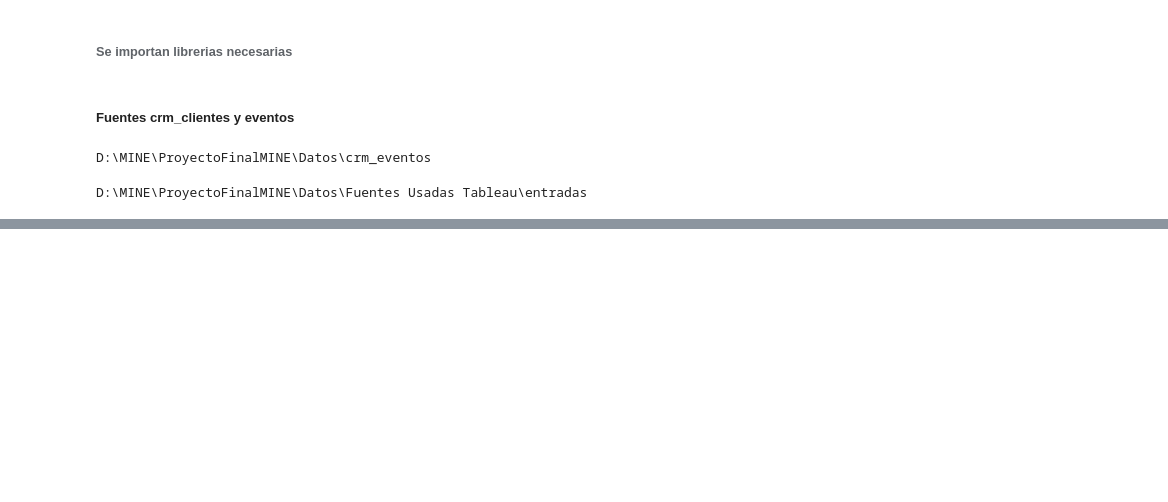
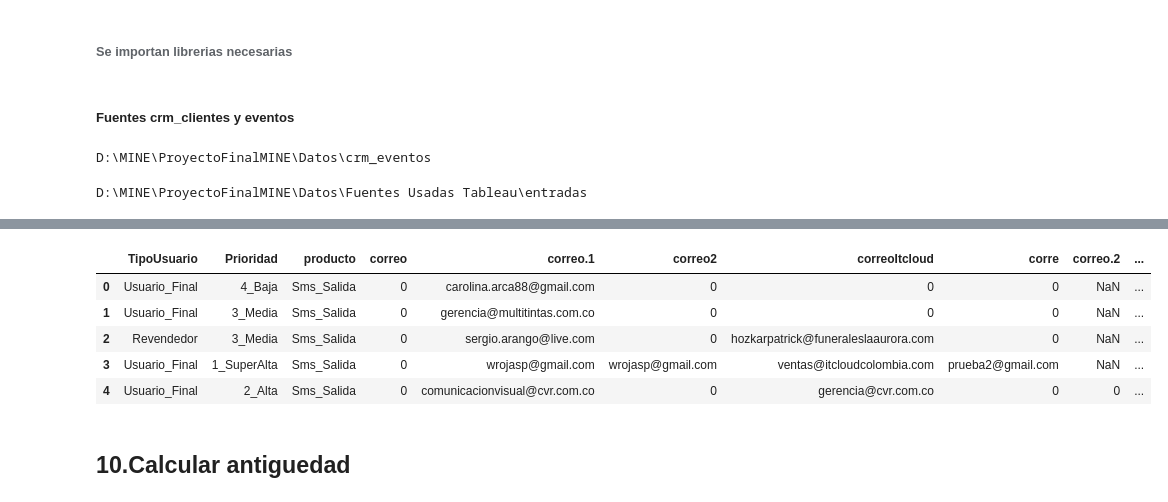
Before and after one commit to FrancyPinedaB77/BackProyFinal, a Jupyter notebook: 1.PASO_Estandariza_Campos_Fuentes.ipynb, the cells around one changed output, grey strips where cells are left out. Saved outputs shown, nothing was run; the diff lists cells and outputs as text; code cells hidden in the pictures; blank space fills up the shorter version.

```diff
--- a/1.PASO_Estandariza_Campos_Fuentes.ipynb
+++ b/1.PASO_Estandariza_Campos_Fuentes.ipynb
@@ -118,0 +226,2 @@ mas%20de%2010%20millones%20.....%20$3%20%20%20%20%20%20%20%20%20%20%20%20' with
+# %%
+cliente_con_sector["Prioridad"]=cliente_con_sector.Prioridad.replace(['4 Baja'],['4_Baja'])
@@ -118,0 +234,2 @@ mas%20de%2010%20millones%20.....%20$3%20%20%20%20%20%20%20%20%20%20%20%20' with
+# %%
+cliente_con_sector['solo_ciudad'] =cliente_con_sector['ciudad'].str.split(' - ').str.get(0)
@@ -118,0 +238,2 @@ mas%20de%2010%20millones%20.....%20$3%20%20%20%20%20%20%20%20%20%20%20%20' with
+# %%
+cliente_con_sector.rename(columns={'solo_ciudad': 'ciudad'}, inplace=True)
@@ -118,0 +242,2 @@ mas%20de%2010%20millones%20.....%20$3%20%20%20%20%20%20%20%20%20%20%20%20' with
+# %%
+cliente_con_sector["ciudad"]=cliente_con_sector["ciudad"].replace(['EspaÃ¯Â¿Â½a'], "España")
@@ -118,0 +253,9 @@ mas%20de%2010%20millones%20.....%20$3%20%20%20%20%20%20%20%20%20%20%20%20' with
+# %%
+cliente_con_sector.head()
+# %% [output]
+|  | TipoUsuario | Prioridad | producto | correo | correo.1 | correo2 | correoItcloud | corre | correo.2 | ... |
+| 0 | Usuario_Final | 4_Baja | Sms_Salida | 0 | carolina.arca88@gmail.com | 0 | 0 | 0 | NaN | ... |
+| 1 | Usuario_Final | 3_Media | Sms_Salida | 0 | gerencia@multitintas.com.co | 0 | 0 | 0 | NaN | ... |
+| 2 | Revendedor | 3_Media | Sms_Salida | 0 | sergio.arango@live.com | 0 | hozkarpatrick@funeraleslaaurora.com | 0 | NaN | ... |
+| 3 | Usuario_Final | 1_SuperAlta | Sms_Salida | 0 | wrojasp@gmail.com | wrojasp@gmail.com | ventas@itcloudcolombia.com | prueba2@gmail.com | NaN | ... |
+| 4 | Usuario_Final | 2_Alta | Sms_Salida | 0 | comunicacionvisual@cvr.com.co | 0 | gerencia@cvr.com.co | 0 | 0 | ... |
@@ -118,0 +266,2 @@ mas%20de%2010%20millones%20.....%20$3%20%20%20%20%20%20%20%20%20%20%20%20' with
+# %% [markdown]
+## 10.Calcular antiguedad
```
Also changed, not shown: parts of 65 cells of this notebook, 1 other file.
